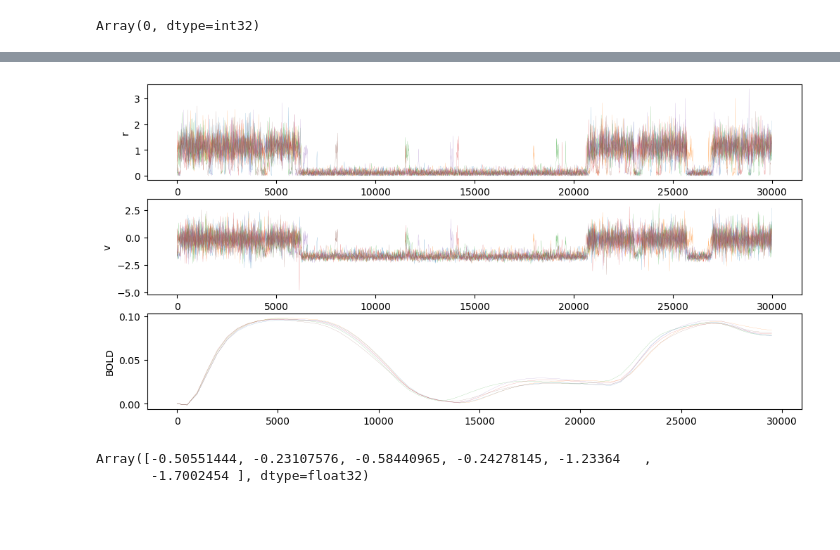
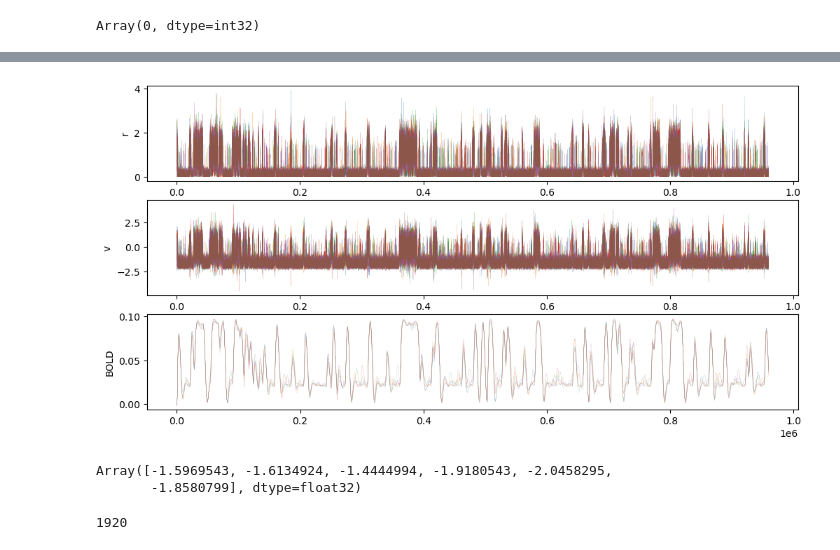
Before and after one commit to monicapaoletti/GSoC_T3.3_inference, a Jupyter notebook: scripts/notebooks/mpr_jax.ipynb, the cells around one changed output, grey strips where cells are left out. Saved outputs shown, nothing was run; the diff lists cells and outputs as text; code cells hidden in the pictures; blank space fills up the shorter version.

```diff
--- a/scripts/notebooks/mpr_jax.ipynb
+++ b/scripts/notebooks/mpr_jax.ipynb
@@ -110,5 +130,5 @@ Array(0, dtype=int32)
 # %%
-params['t_end'] = 30_000
+params['t_end'] = 960000
 g = 0.33
 rv_t, r, v, bold_t, bold_d = wrapper(g, params)
 plot(rv_t, r, v, bold_d, bold_t, g)
@@ -117,9 +137,13 @@ wrapper took 0.00 seconds
-[figure, old version]
+[figure, new version]
 # %%
 v[len(v)-2971,:]
 # %% [output]
-Array([-0.50551444, -0.23107576, -0.58440965, -0.24278145, -1.23364   ,
-       -1.7002454 ], dtype=float32)
+Array([-1.5969543, -1.6134924, -1.4444994, -1.9180543, -2.0458295,
+       -1.8580799], dtype=float32)
+# %%
+len(bold_d)
+# %% [output]
+1920
 # %%
 import numpy as np
 import utils
```
Also changed, not shown: parts of 19 cells of this notebook.
